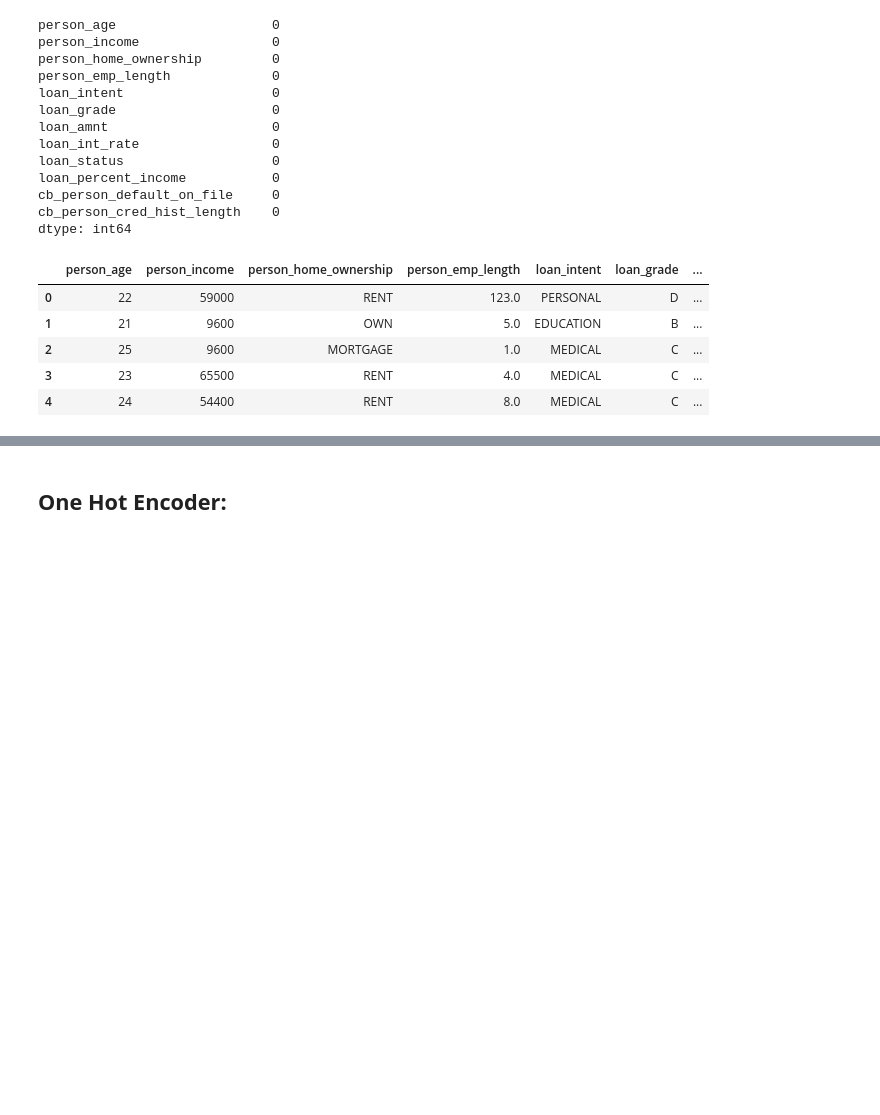
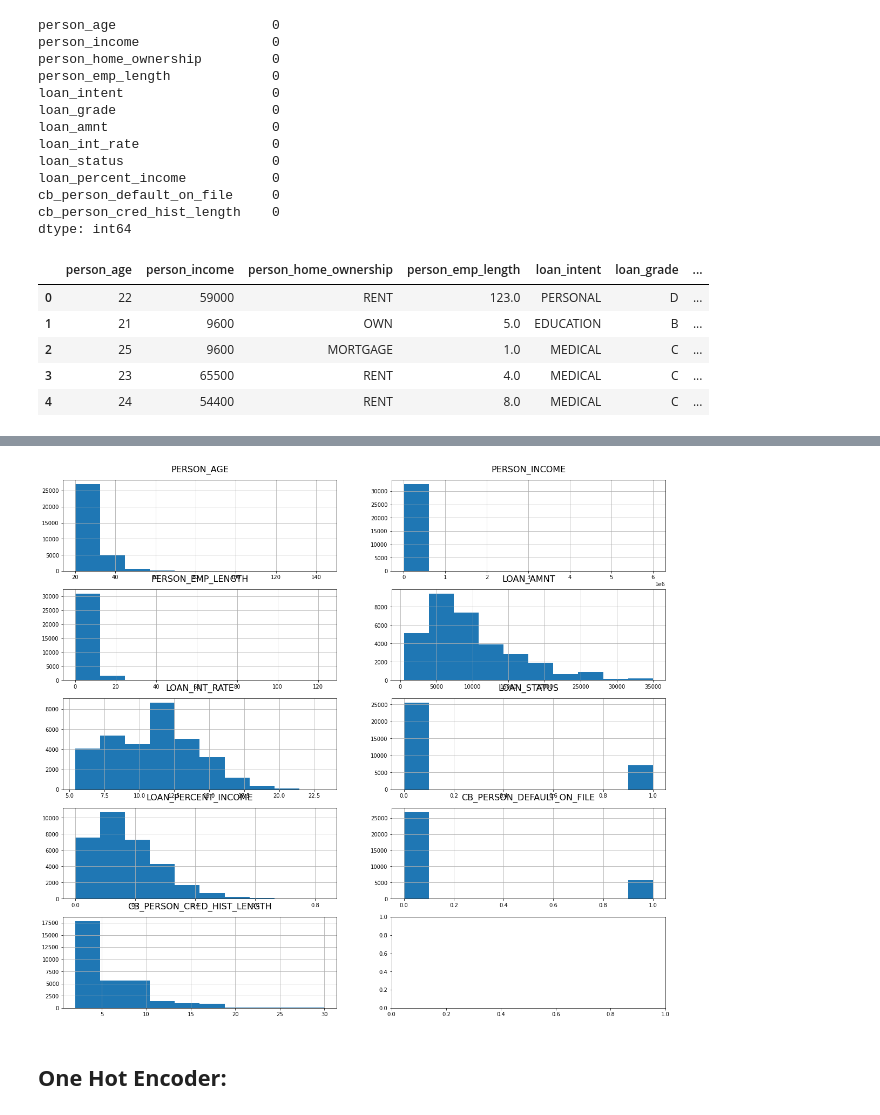
Before and after one commit to mehdy28/Credit_Scoring, a Jupyter notebook: Credit_Scoring.ipynb, the cells around one changed output, grey strips where cells are left out. Cells and saved outputs as stored; diff of their text form; code cells hidden in the pictures; blank space fills up the shorter version.

```diff
--- a/Credit_Scoring.ipynb
+++ b/Credit_Scoring.ipynb
@@ -94,3 +139,16 @@ data.head()
+# %%
+from matplotlib import pyplot as plt
+fig, axes = plt.subplots(5, 2)
+
+axes = iter(axes.ravel())   # set up an iterator for the set of axes.
+
+numeric = data.columns[data.dtypes != 'object']
+for col in numeric:
+     ax = data[col].hist(ax=next(axes), figsize=(20, 18) )
+     ax.set_title(col.upper(), fontsize=16, y=1.05)
+     ax.set_xlabel("")
+# %% [output]
+[figure, added]
 # %% [markdown]
 ## **One Hot Encoder:**
 # %%
```
Also changed, not shown: parts of 25 cells of this notebook.
